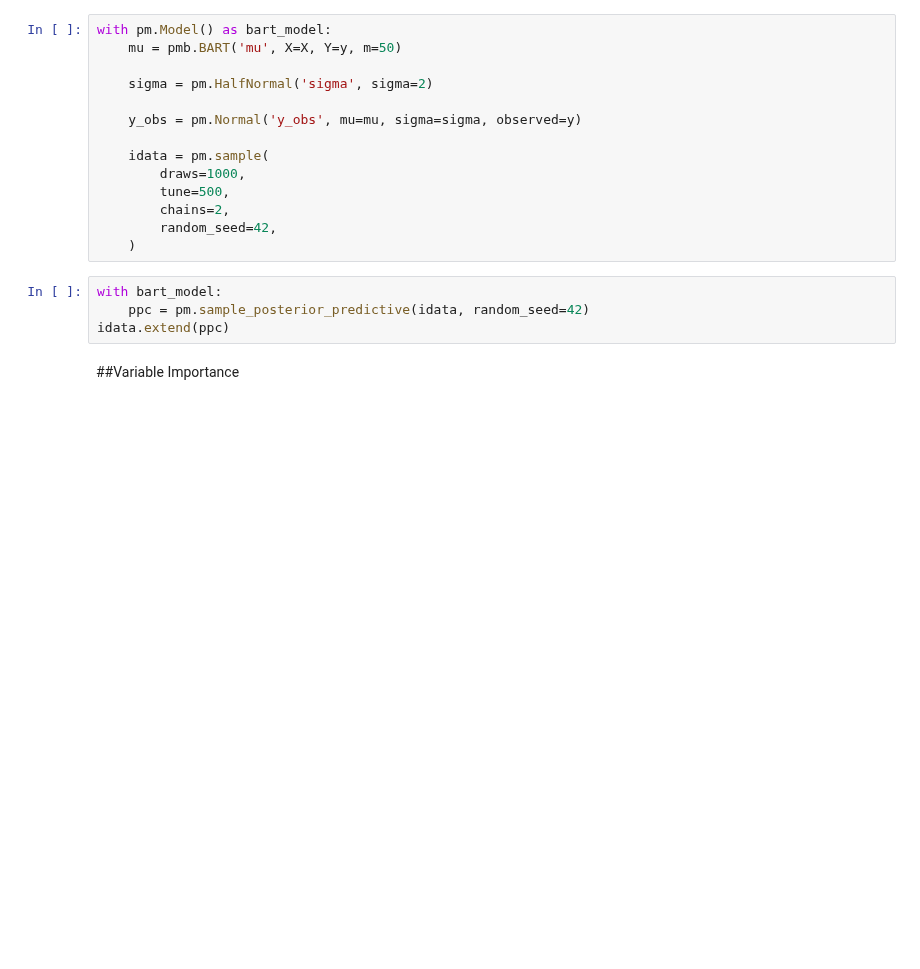
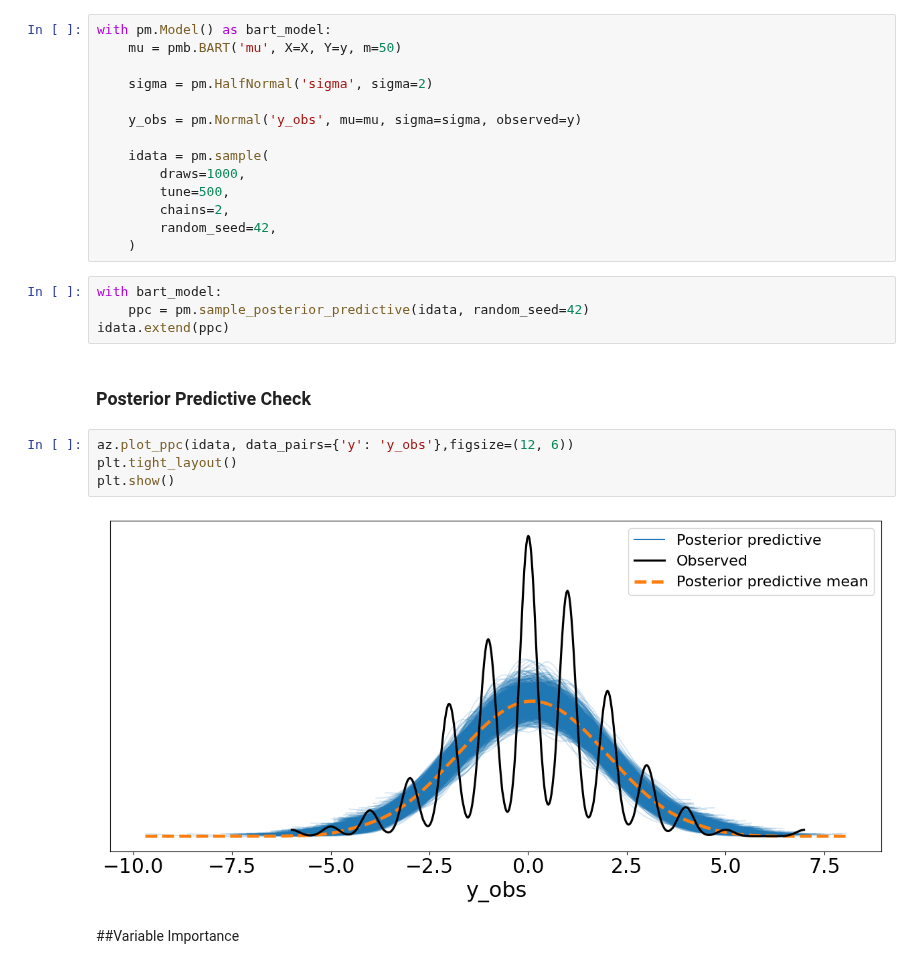
Before and after one commit to LuciusMelillo09/DataScience, a Jupyter notebook: Unit8/Luci_MeliU8proj.ipynb, the cells around one changed output. Saved outputs shown, nothing was run; the diff lists cells and outputs as text; blank space fills up the shorter version.

```diff
--- a/Unit8/Luci_MeliU8proj.ipynb
+++ b/Unit8/Luci_MeliU8proj.ipynb
@@ -119,6 +119,14 @@ with pm.Model() as bart_model:
 with bart_model:
     ppc = pm.sample_posterior_predictive(idata, random_seed=42)
 idata.extend(ppc)
+# %% [markdown]
+### Posterior Predictive Check
+# %%
+az.plot_ppc(idata, data_pairs={'y': 'y_obs'},figsize=(12, 6))
+plt.tight_layout()
+plt.show()
+# %% [output]
+[figure, added]
 # %% [markdown]
 ##Variable Importance
 # %%
```
Also changed, not shown: parts of 1 cell of this notebook.
